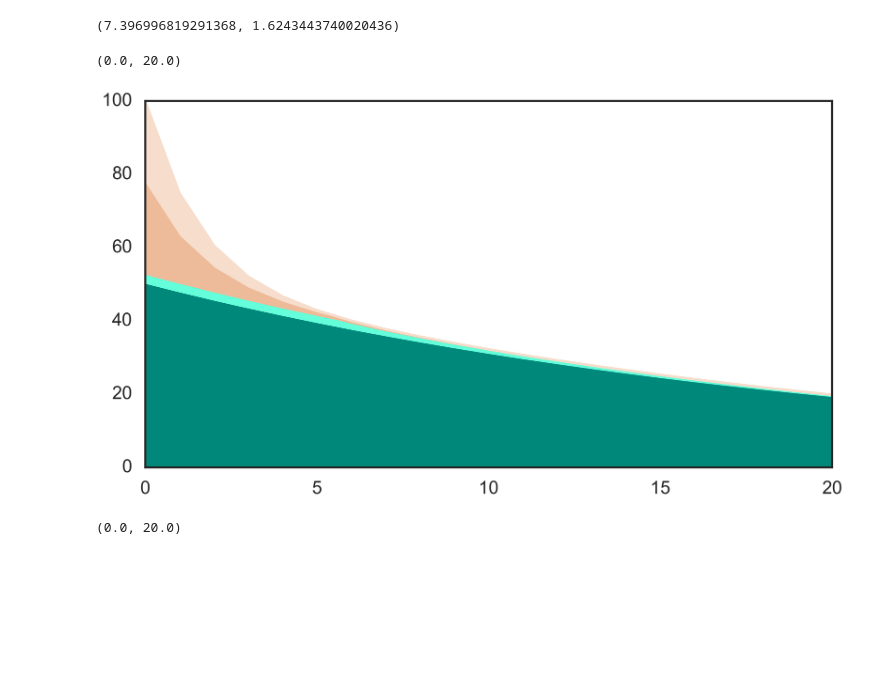
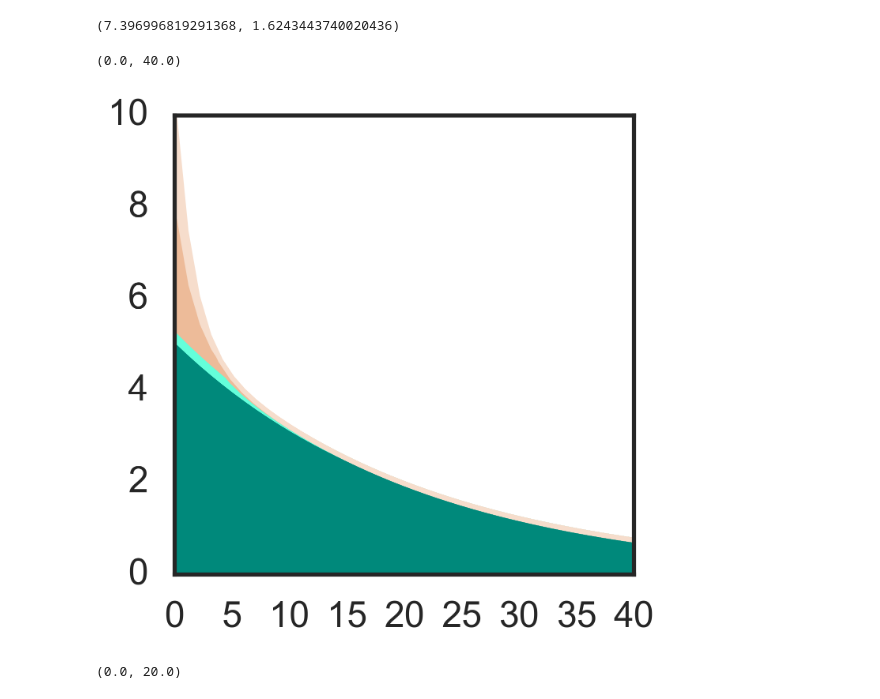
Before and after one commit to wosnat/ccpa, a Jupyter notebook: decline model schematic diagram.ipynb, the cells around one changed output. Drawn from its saved outputs; the diff is of its cells as text; code cells hidden in the pictures; blank space fills up the shorter version.

```diff
--- a/decline model schematic diagram.ipynb
+++ b/decline model schematic diagram.ipynb
@@ -107,22 +109,22 @@ df['exponential'] = cp.model_exponential1(df['day'], exponential_a, 100,  1,1,)
 df['exponential_death'] = (df['exponential'] - df['exponential'].shift(-1))
 df['exponential_survival'] = df['exponential'] - df['exponential_death']
 # %%
-df['harmonic'] = cp.model_harmonic(df['day'], harmonic_a, 100,  1,1,)
+df['harmonic'] = cp.model_harmonic(df['day'], harmonic_a, 10,  1,1,)
 
 df['harmonic_death'] = (df['harmonic'] - df['harmonic'].shift(-1))
 df['harmonic_survival'] = df['harmonic'] - df['harmonic_death']
 # %%
-df['weibull'] = cp.model_weibull(df['day'], weibull_params[0], 6,
+df['weibull'] = cp.model_weibull(df['day'], weibull_params[0], 10,
                                               weibull_params[1], 1,)
 df['weibull_death'] = (df['weibull'] - df['weibull'].shift(-1))
 df['weibull_survival'] = df['weibull'] - df['weibull_death']
 # %%
-df['weibull2'] = cp.model_weibull(df['day'], weibull_params2[0], 6,
+df['weibull2'] = cp.model_weibull(df['day'], weibull_params2[0], 10,
                                               weibull_params2[1], 1,)
 df['weibull_death2'] = (df['weibull2'] - df['weibull2'].shift(-1))
 df['weibull_survival2'] = df['weibull2'] - df['weibull_death2']
 # %%
-df['biexponential sub1'] = 100*( biexponential_params[2]*np.exp(- biexponential_params[0] * df['day']))
+df['biexponential sub1'] = 10*( biexponential_params[2]*np.exp(- biexponential_params[0] * df['day']))
 df['biexponential sub2'] = df['biexponential'] - df['biexponential sub1']
 df['biexponential sub1 death'] = (df['biexponential sub1'] - df['biexponential sub1'].shift(-1))
 df['biexponential sub1 survival'] = df['biexponential sub1'] - df['biexponential sub1 death']
@@ -135,28 +137,29 @@ df['biexponential sub2 survival'] = df['biexponential sub2'] - df['biexponential
 # %%
 #sns.lineplot(data=df, x='day', y='biexponential')
 #sns.lineplot(data=df, x='day', y='biexponential sub1')
 #sns.lineplot(data=df, x='day', y='biexponential sub2')
 #plt.yscale('log')
 #plt.ylim((1e-2, 100))
 colors_lst = ['#00897b', '#64ffda', '#edbb99', '#f6ddcc']
+#colors_lst = ['#47B07B', '#B3DFC9', '#edbb99', '#f6ddcc']
 df[
 
 [
 'biexponential sub2 survival',
 'biexponential sub2 death',
 'biexponential sub1 survival',
     'biexponential sub1 death',
 
 ]
     ].plot.area(#legend=False
-legend=False, color= colors_lst)
+legend=False, color= colors_lst, figsize=(5,5))
 #stacked=False
-plt.xlim((0,20))
+plt.xlim((0,40))
 #plt.ylim((1, 1e2))
 #plt.yscale('log')
 # %% [output]
-(0.0, 20.0)
+(0.0, 40.0)
-[figure, old version]
+[figure, new version]
 # %%
 #sns.lineplot(data=df, x='day', y='exponential')
 #sns.lineplot(data=df, x='day', y='exponential_death')
```
Also changed, not shown: parts of 13 cells of this notebook, 1 other file.
